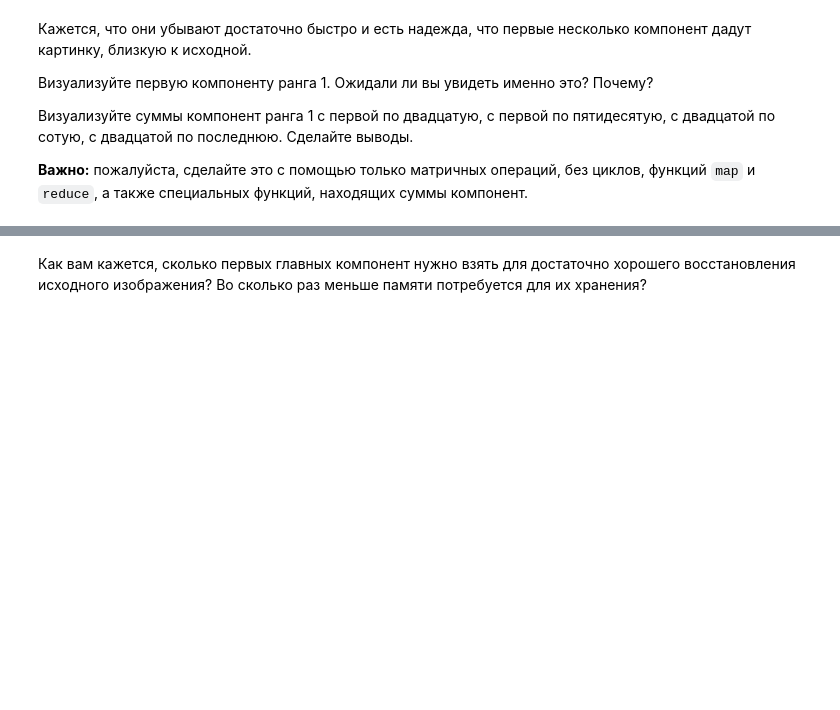
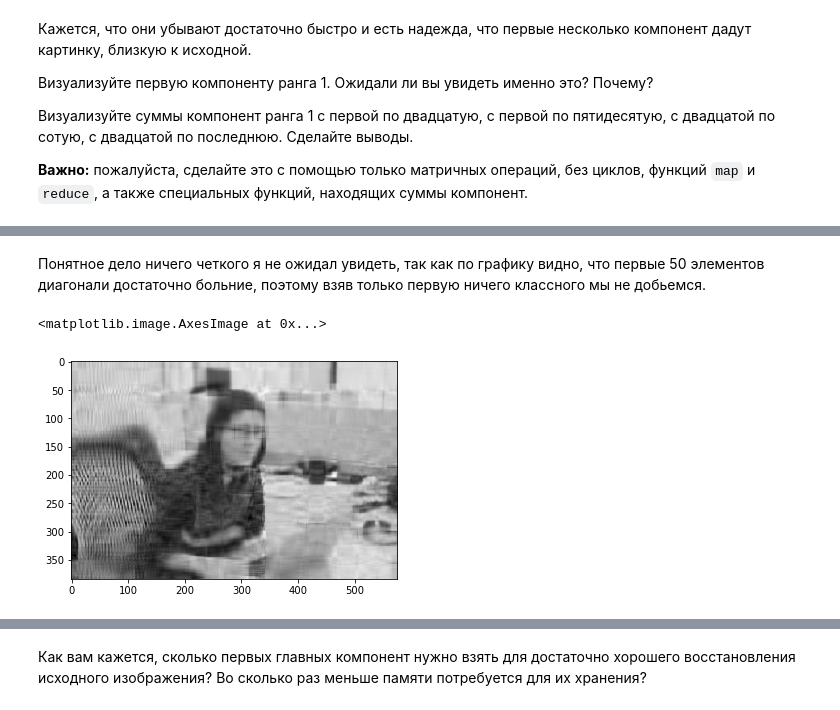
Before and after one commit to Mikhail-off/LinalgLab3, a Jupyter notebook: HSE lab (SVD).ipynb, the cells around one changed output, grey strips where cells are left out. Saved outputs shown, nothing was run; the diff lists cells and outputs as text; code cells hidden in the pictures; blank space fills up the shorter version.

```diff
--- a/HSE lab (SVD).ipynb
+++ b/HSE lab (SVD).ipynb
@@ -133,0 +148,10 @@ plt.plot(sigma)
+# %% [markdown]
+Понятное дело ничего четкого я не ожидал увидеть, так как по графику видно, что первые 50 элементов диагонали достаточно больние, поэтому взяв только первую ничего классного мы не добьемся.
+# %%
+# Визуаизация с 1й по 20ю
+
+k19 = (S[:20] * U[:, :20]).dot(VT[:20,:])
+plt.imshow(k19, cmap='gray')
+# %% [output]
+<matplotlib.image.AxesImage at 0x...>
+[figure, added]
```
Also changed, not shown: parts of 14 cells of this notebook.
